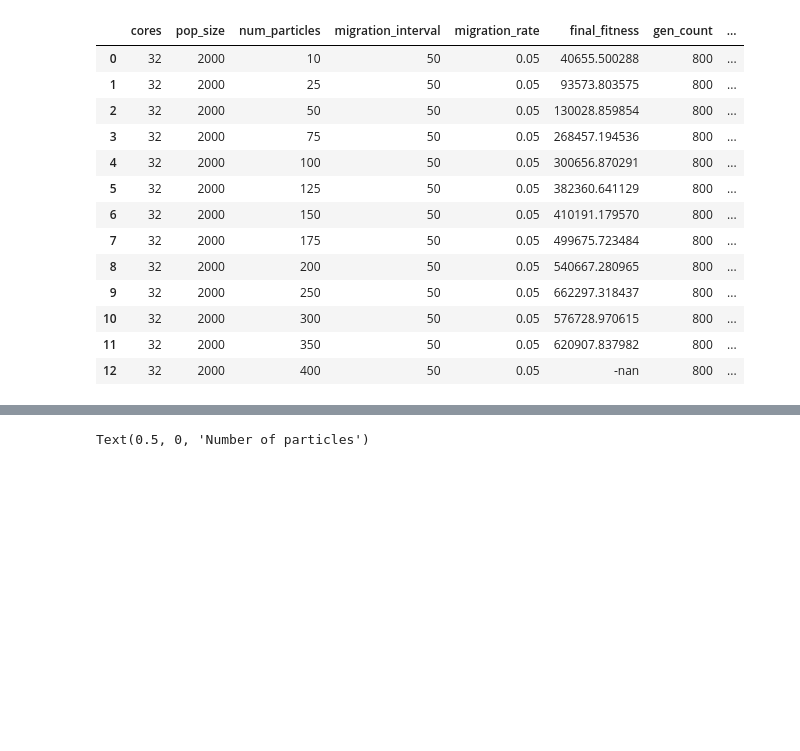
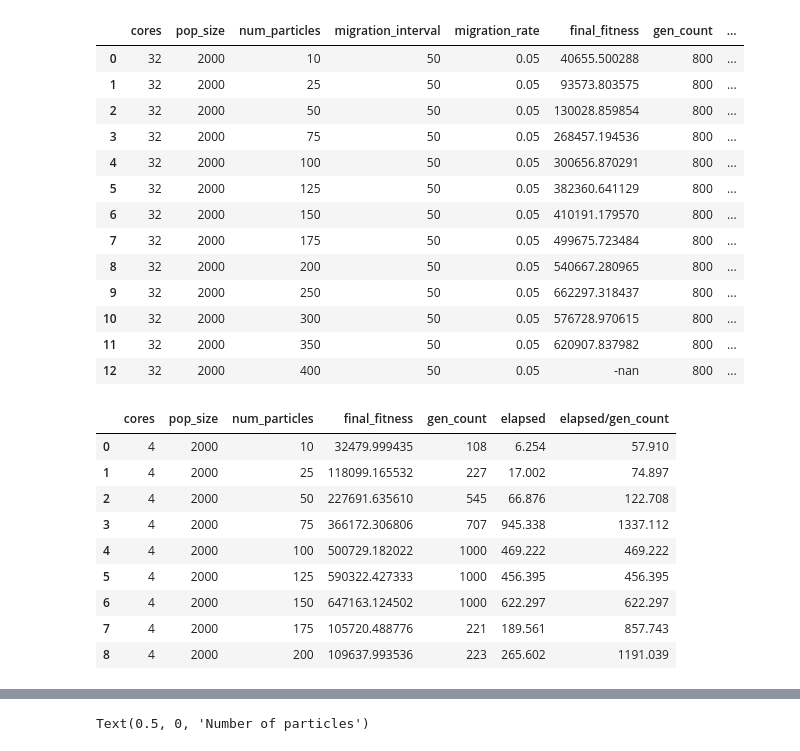
Before and after one commit to matthewdicks98/CSC-HPC-Project, a Jupyter notebook: particles.ipynb, the cells around one changed output, grey strips where cells are left out. Cells and saved outputs as stored; diff of their text form; code cells hidden in the pictures; blank space fills up the shorter version.

```diff
--- a/particles.ipynb
+++ b/particles.ipynb
@@ -61,3 +71,16 @@ mpi_particles
 | 10 | 32 | 2000 | 300 | 50 | 0.05 | 576728.970615 | 800 | ... |
 | 11 | 32 | 2000 | 350 | 50 | 0.05 | 620907.837982 | 800 | ... |
 | 12 | 32 | 2000 | 400 | 50 | 0.05 | -nan | 800 | ... |
+# %%
+laptop_omp_particles
+# %% [output]
+|  | cores | pop_size | num_particles | final_fitness | gen_count | elapsed | elapsed/gen_count |
+| 0 | 4 | 2000 | 10 | 32479.999435 | 108 | 6.254 | 57.910 |
+| 1 | 4 | 2000 | 25 | 118099.165532 | 227 | 17.002 | 74.897 |
+| 2 | 4 | 2000 | 50 | 227691.635610 | 545 | 66.876 | 122.708 |
+| 3 | 4 | 2000 | 75 | 366172.306806 | 707 | 945.338 | 1337.112 |
+| 4 | 4 | 2000 | 100 | 500729.182022 | 1000 | 469.222 | 469.222 |
+| 5 | 4 | 2000 | 125 | 590322.427333 | 1000 | 456.395 | 456.395 |
+| 6 | 4 | 2000 | 150 | 647163.124502 | 1000 | 622.297 | 622.297 |
+| 7 | 4 | 2000 | 175 | 105720.488776 | 221 | 189.561 | 857.743 |
+| 8 | 4 | 2000 | 200 | 109637.993536 | 223 | 265.602 | 1191.039 |
```
Also changed, not shown: parts of 4 cells of this notebook, 14 other files.
